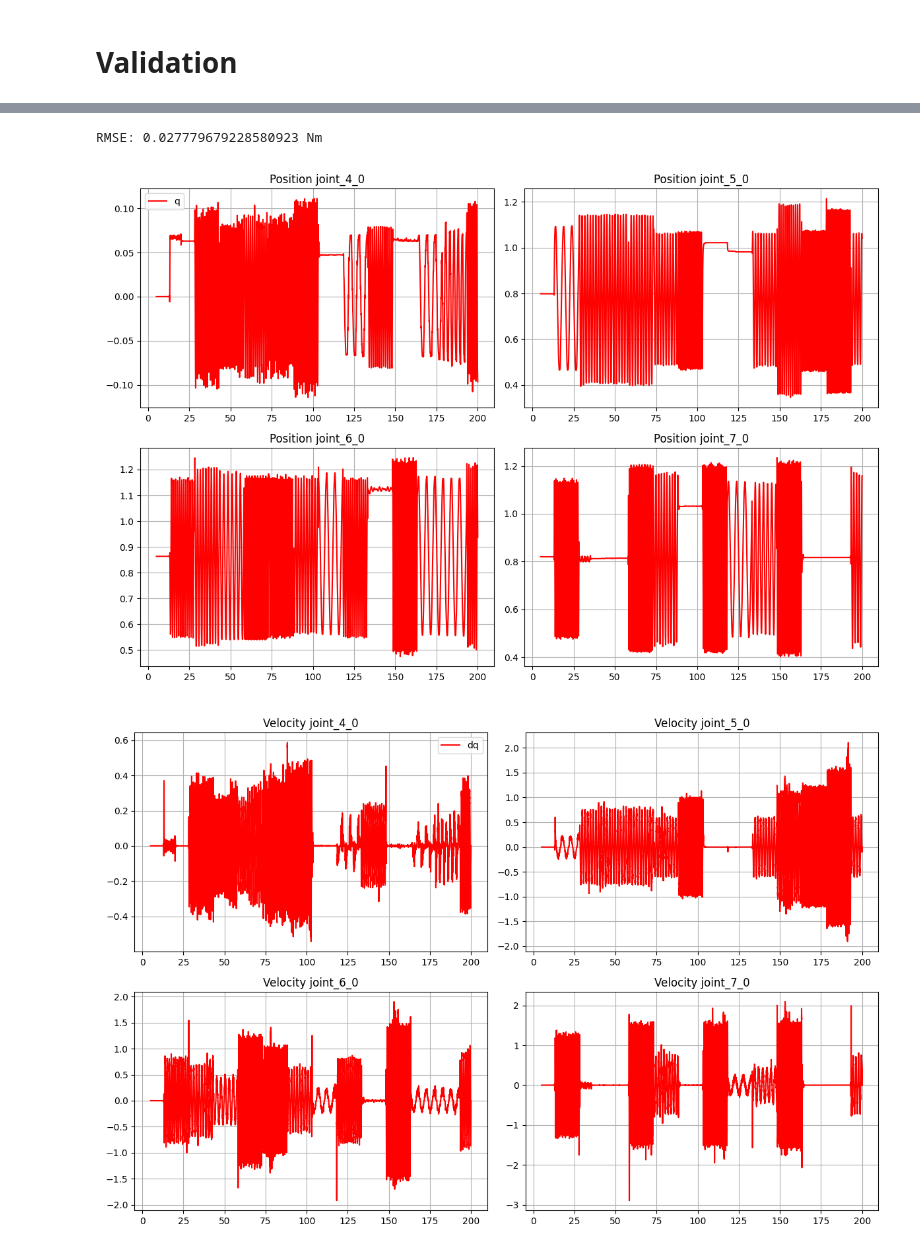
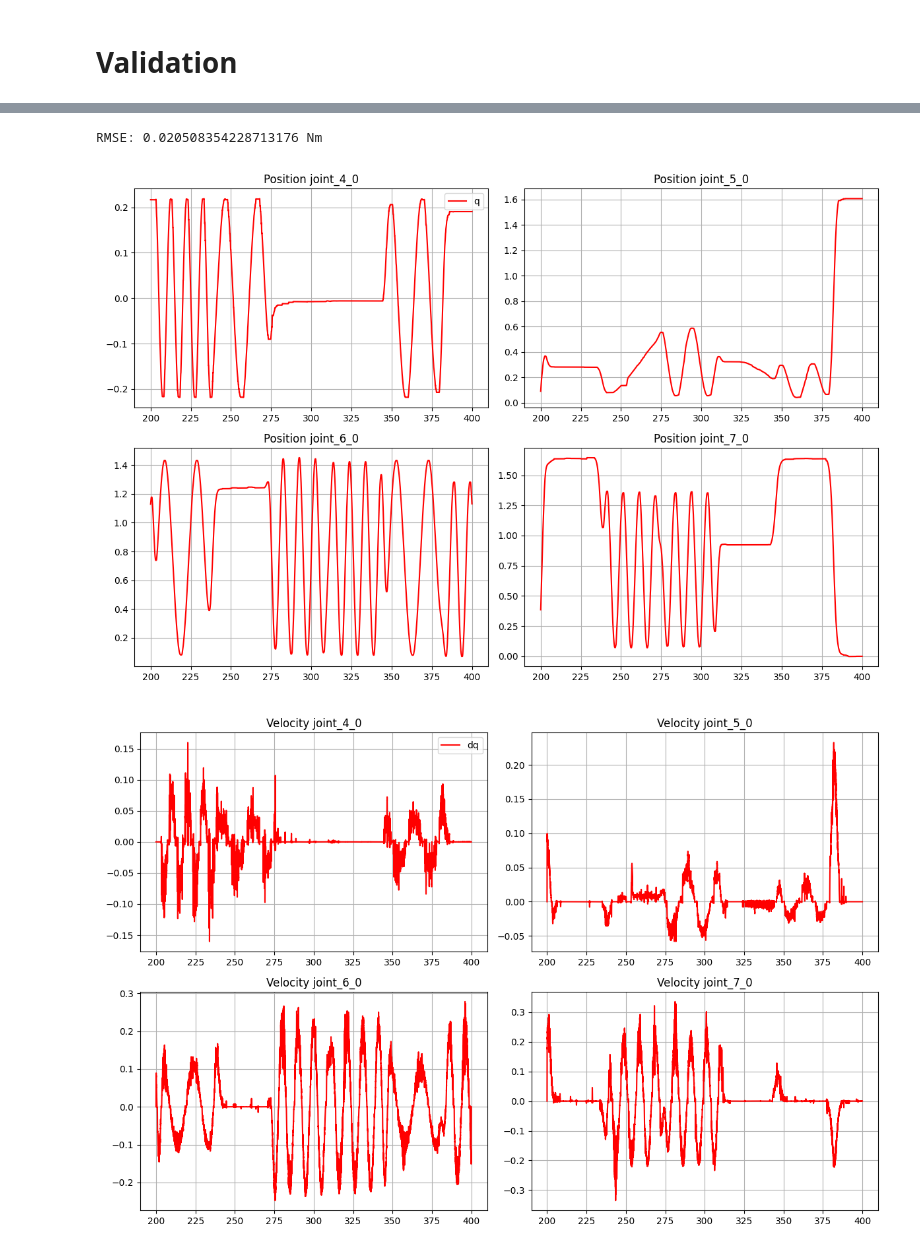
Before and after one commit to LeonardoMarcello/allegro_hand_ros2, a Jupyter notebook: Python/Base Inertial Parameters.ipynb, the cells around one changed output, grey strips where cells are left out. Saved outputs shown, nothing was run; the diff lists cells and outputs as text; code cells hidden in the pictures.

```diff
--- a/Python/Base Inertial Parameters.ipynb
+++ b/Python/Base Inertial Parameters.ipynb
@@ -1108,7 +1120,9 @@ import pandas as pd
 
 from scipy.signal import butter, filtfilt, savgol_filter
 
-BAG_PATH = '/home/leo/Desktop/allegro_hand_ros2_ws/workdir/allegro_hand_test_traject_manual_bag'
+BAG_PATH = '/home/leo/Desktop/allegro_hand_ros2_ws/workdir/allegro_hand_4traject_30s_bag'
+#BAG_PATH = '/home/leo/Desktop/allegro_hand_ros2_ws/workdir/allegro_hand_4traject_bag'
+#BAG_PATH = '/home/leo/Desktop/allegro_hand_ros2_ws/workdir/allegro_hand_test_traject_manual_bag'
 #BAG_PATH = '/home/leo/Desktop/allegro_hand_ros2_ws/workdir/allegro_hand_test_traject_bag'
 #BAG_PATH = '/home/leo/Desktop/allegro_hand_ros2_ws/workdir/allegro_hand_sim_bag'
 JOINT_NAMES = ['joint_4_0', 'joint_5_0', 'joint_6_0', 'joint_7_0']
@@ -1762,3 +1848,9 @@ BAG_PATH = '/home/leo/Desktop/allegro_hand_ros2_ws/workdir/allegro_hand_test_tra
+# %%
+#BAG_PATH = '/home/leo/Desktop/allegro_hand_ros2_ws/workdir/allegro_hand_test_traject_manual_bag'
+#BAG_PATH = '/home/leo/Desktop/allegro_hand_ros2_ws/workdir/allegro_hand_test_traject_slow_bag'
+#BAG_PATH = '/home/leo/Desktop/allegro_hand_ros2_ws/workdir/allegro_hand_test_traject_very_slow_bag'
+BAG_PATH = '/home/leo/Desktop/allegro_hand_ros2_ws/workdir/allegro_hand_test_traject_bag'
+#BAG_PATH = '/home/leo/Desktop/allegro_hand_ros2_ws/workdir/allegro_hand_4traject_bag'
 # %%
 # =========================================================================================================================== Process data
 INTERVAL = [20, 10000]
@@ -2000,7 +2092,7 @@ for i in range(t_log.shape[0]):
     #Y_log.append(Y_hat)
     # friction damping and static
     Y_d = np.diag(dq)
-    Y_s = np.diag(2/(1+np.exp(-20*dq)) - 1)
+    Y_s = np.diag(2/(1+np.exp(-200*dq)) - 1)
     Y_log.append(np.hstack([Y_hat, Y_d, Y_s]))
 
 
@@ -2031,13 +2123,20 @@ if np.linalg.matrix_rank(YY)<YY.shape[1]:
 else:
     sigma_w = residual/(YY.shape[0]-YY.shape[1])
     C_w = sigma_w * np.linalg.inv(YY.transpose() @ YY)
-    sigma_pi = np.sqrt(np.diag(C_w))
-    sigma_pi_perc = 100*sigma_pi/np.abs(hat_Pi_2).reshape(sigma_pi.shape)
+    sigma_pi = np.sqrt(np.diag(C_w)).reshape(hat_Pi.shape)
+    sigma_pi_perc = 100*sigma_pi/np.abs(hat_Pi)
+
     print("Parameters std. deviation")
-    print(np.array2string(sigma_pi))
+    print(np.array2string(sigma_pi[ 0: 1].transpose()))
+    print(np.array2string(sigma_pi[ 1: 8].transpose()))
+    print(np.array2string(sigma_pi[ 8:16].transpose()))
+    print(np.array2string(sigma_pi[16:24].transpose()))
 
-    print("Parameters quality index")
-    print(sigma_pi_perc.astype(int))
+    print("Parameters quality index (%)")
+    print(sigma_pi_perc[ 0: 1].transpose().astype(int))
+    print(sigma_pi_perc[ 1: 8].transpose().astype(int))
+    print(sigma_pi_perc[ 8:16].transpose().astype(int))
+    print(sigma_pi_perc[16:24].transpose().astype(int))
 
     print("Trajectory quality indeces (1 for optimal)")
     print(s)
@@ -2151,7 +2265,7 @@ Creating sparse beta and pi_hat C++ header file...
 # %% [markdown]
 # Validation
 # %%
-INTERVAL = [5, 200]
+INTERVAL = [200, 400]
 # %%
 # =========================================================================================================================== Process data
 df = read_bag(BAG_PATH, topic_name='/allegroHand_0/joint_states', store=False)
@@ -2377,7 +2491,7 @@ for i in range(len(t_log)):
     Y_hat = Y @ np.linalg.pinv(beta)
     # add friction damping and static
     Y_d = np.diag(dq.flatten())
-    Y_s = np.diag((2/(1+np.exp(-20*dq)) - 1).flatten())
+    Y_s = np.diag((2/(1+np.exp(-200*dq)) - 1).flatten())
     # add rotor inertia
     Y_Ir = np.diag(ddq.flatten())
 
@@ -2414,33 +2528,33 @@ for i in range(4):
 plt.tight_layout()
 plt.show()
 plt.figure(figsize=(12,8))
 for i in range(4):
     plt.subplot(2,2,i+1)
     plt.plot(t_log, qdd_filt[:,i], 'r', label='ddq')
     plt.title(f'Acceleration {JOINT_NAMES[i]}')
     plt.grid(True)
     if i==0:
         plt.legend()
 plt.tight_layout()
 plt.show()
 
 
 # --- 1. Plot tau ---
 plt.figure(figsize=(12,8))
 for i in range(4):
     plt.subplot(2,2,i+1)
     #plt.plot(t_log, tau_ori[:,i], label = 'tau')
     plt.plot(t_log, tau_log[:,i], 'r', label = 'tau_filtered')
     plt.plot(t_log, tau_log[:,i] - delta_tau[:,i], linestyle='dotted', label = 'hat_tau')
     plt.xlabel('Time [s]')
     plt.ylabel('Torque [Nm]')
     plt.title(f'Torque {JOINT_NAMES[i]}')
     plt.grid(True)
     if i==0:
         plt.legend()
 plt.tight_layout()
 plt.show(block=False)
 # %% [output]
-RMSE: 0.027779679228580923 Nm
+RMSE: 0.020508354228713176 Nm
-[figure, old version]
+[figure, new version]
-[figure, old version]
+[figure, new version]
```
Also changed, not shown: parts of 22 cells of this notebook, 50 other files.
